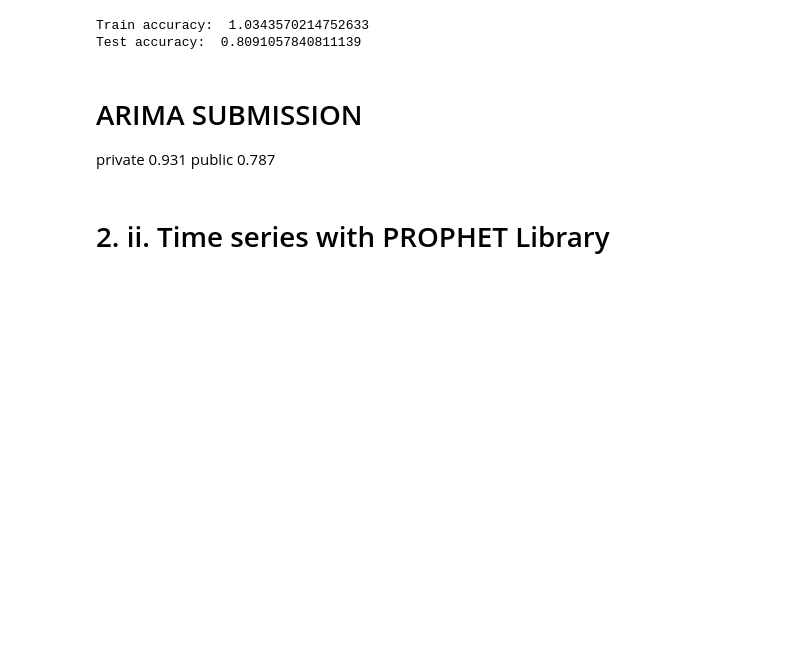
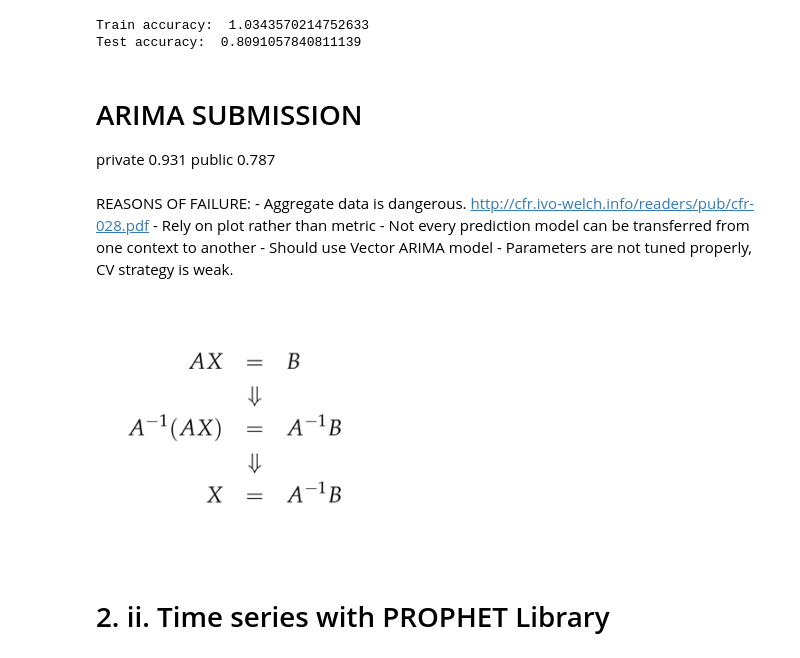
Before and after one commit to GlobalMaksimum/turkcell-workshop, a Jupyter notebook: samet/timeseries_models.ipynb, the cells around one changed output. Cells and saved outputs as stored; diff of their text form; code cells hidden in the pictures; blank space fills up the shorter version.

Commit message:
revised timeseries_model nb

```diff
--- a/samet/timeseries_models.ipynb
+++ b/samet/timeseries_models.ipynb
@@ -500,6 +504,17 @@ Test accuracy:  0.8091057840811139
 # %% [markdown]
 # ARIMA SUBMISSION
 private 0.931 public 0.787
+# %% [markdown]
+REASONS OF FAILURE:
+    - Aggregate data is dangerous. http://cfr.ivo-welch.info/readers/pub/cfr-028.pdf
+    - Rely on plot rather than metric
+    - Not every prediction model can be transferred from one context to another
+    - Should use Vector ARIMA model
+    - Parameters are not tuned properly, CV strategy is weak.
+# %%
+Image("./stored_files/matrix.png", width=300, height=300)
+# %% [output]
+[figure, added]
 # %% [markdown]
 # 2. ii. Time series with PROPHET Library
 # %% [markdown]
```
Also changed, not shown: parts of 5 cells of this notebook.
